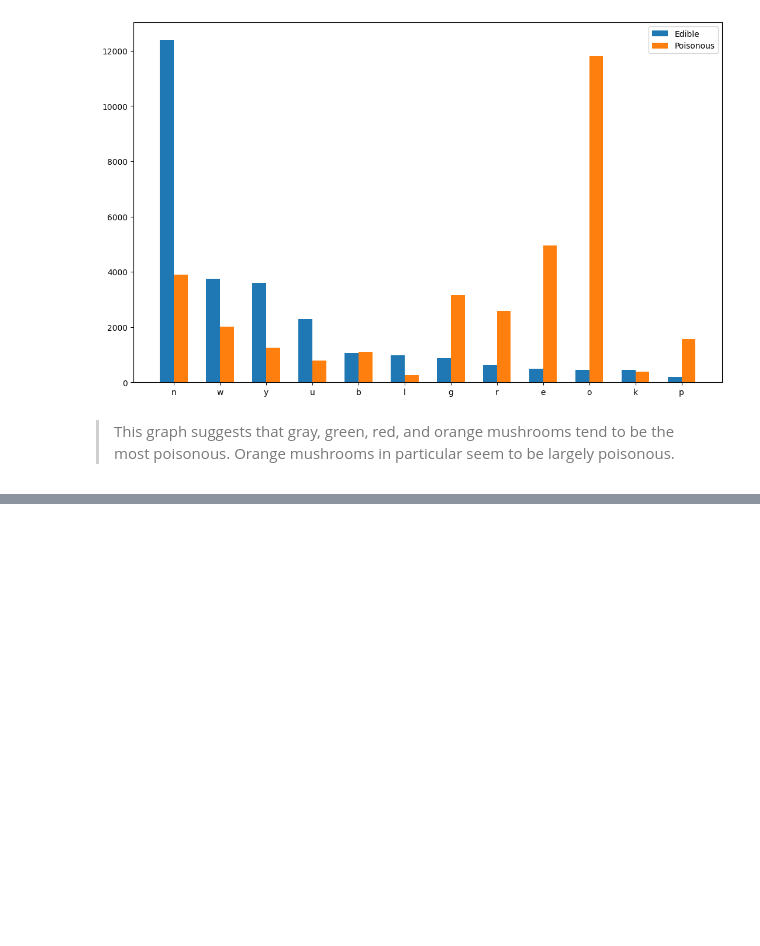
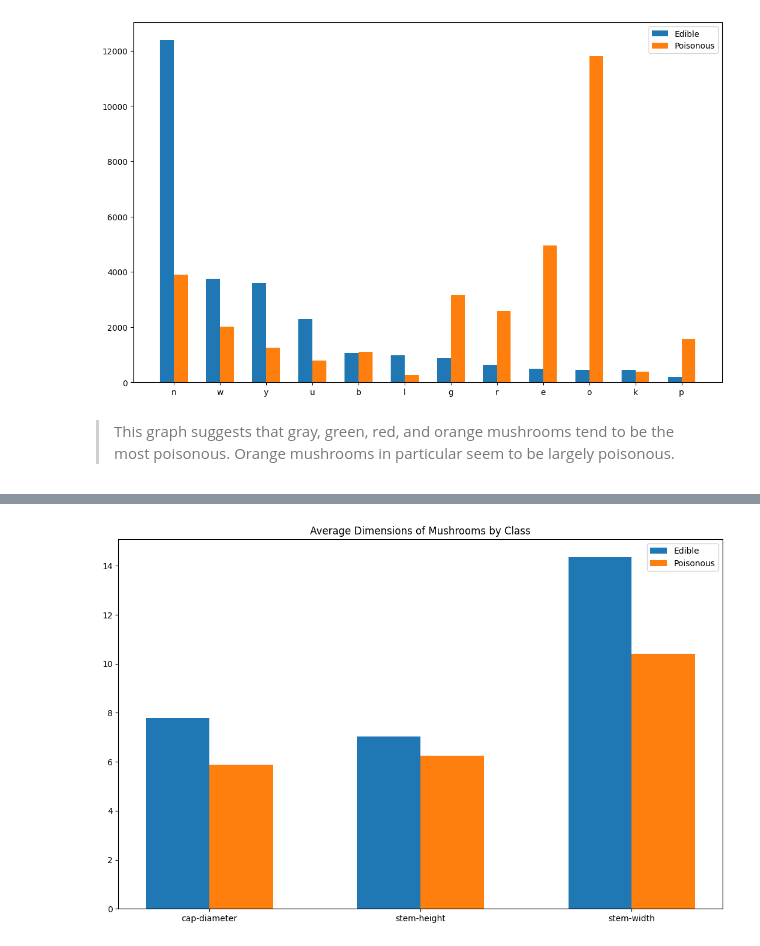
Before and after one commit to mvince33/mushroom_toxicity, a Jupyter notebook: mushroom_toxicity.ipynb, the cells around one changed output, grey strips where cells are left out. Cells and saved outputs as stored; diff of their text form; code cells hidden in the pictures; blank space fills up the shorter version.

```diff
--- a/mushroom_toxicity.ipynb
+++ b/mushroom_toxicity.ipynb
@@ -356,0 +622,13 @@ ax.legend();
+# %%
+# Relabel the habitat column
+df['habitat'].replace({'g': 'grasses',
+                       'l': 'leaves',
+                       'm': 'meadows',
+                       'p': 'paths',
+                       'h': 'heaths',
+                       'u': 'urbane',
+                       'w': 'waste',
+                       'd': 'woods'},
+                      inplace = True)
+# Make sure the changes were made
+df['habitat'].value_counts()
@@ -356,0 +701,23 @@ ax.legend();
+# %%
+# Make plots for the average dimensions of poisonous and edible mushrooms.
+
+# Get the numeric columns
+cols = df.select_dtypes(include = 'number').columns
+
+# Make a fliter for edible mushrooms
+filter = df['class'] == 'edible'
+
+# Construct the bar graphs
+plt.figure(figsize = (13, 8));
+plt.bar(x = cols, height = df.loc[filter, :].mean(),
+        label = 'Edible',
+        width = -0.3,
+        align = 'edge');
+plt.bar(x = cols, height = df.loc[~filter, :].mean(),
+        label = 'Poisonous',
+        width = 0.3,
+        align = 'edge');
+plt.title('Average Dimensions of Mushrooms by Class')
+plt.legend();
+# %% [output]
+[figure, added]
```
Also changed, not shown: parts of 28 cells of this notebook.
